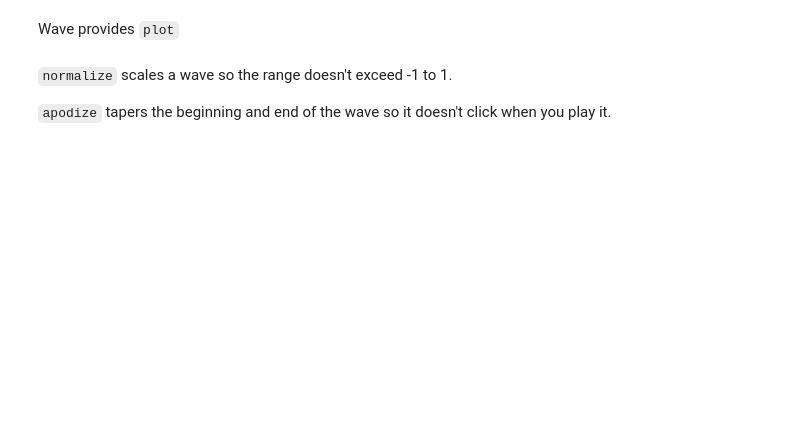
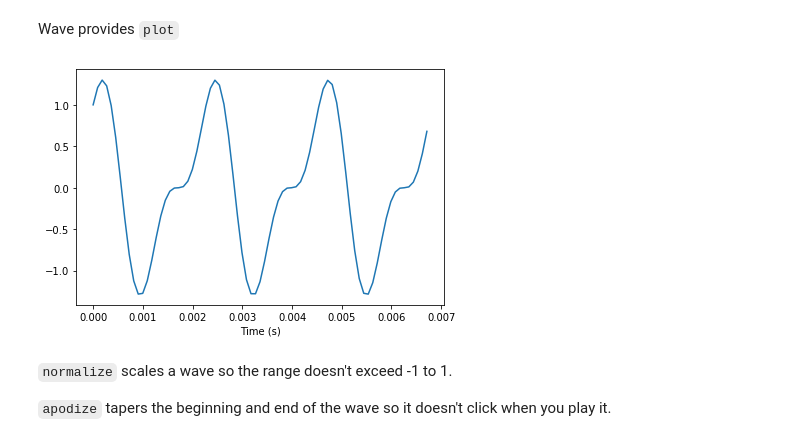
Before and after one commit to AllenDowney/ThinkDSP, a Jupyter notebook: code/chap01.ipynb, the cells around one changed output. Saved outputs shown, nothing was run; the diff lists cells and outputs as text; code cells hidden in the pictures; blank space fills up the shorter version.

```diff
--- a/code/chap01.ipynb
+++ b/code/chap01.ipynb
@@ -85,7 +105,9 @@ period
 Wave provides `plot`
 # %%
 segment.plot()
-thinkplot.config(xlabel='Time (s)')
+decorate(xlabel='Time (s)')
+# %% [output]
+[figure, added]
 # %% [markdown]
 `normalize` scales a wave so the range doesn't exceed -1 to 1.
 
```
Also changed, not shown: parts of 41 cells of this notebook.
